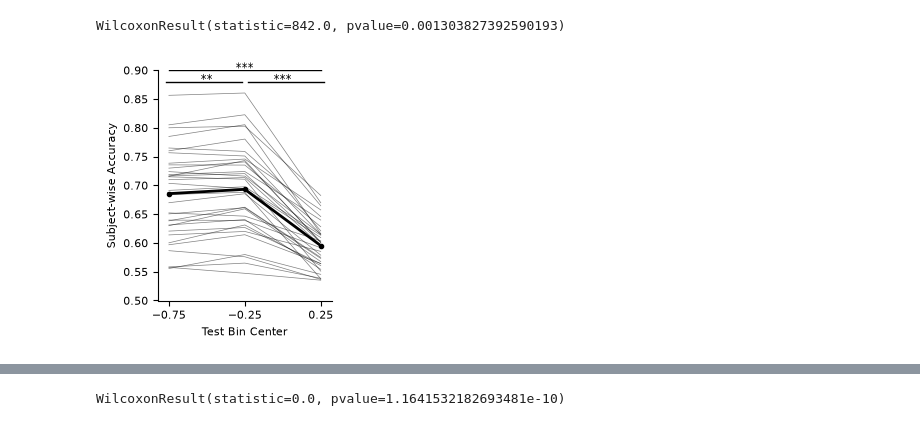
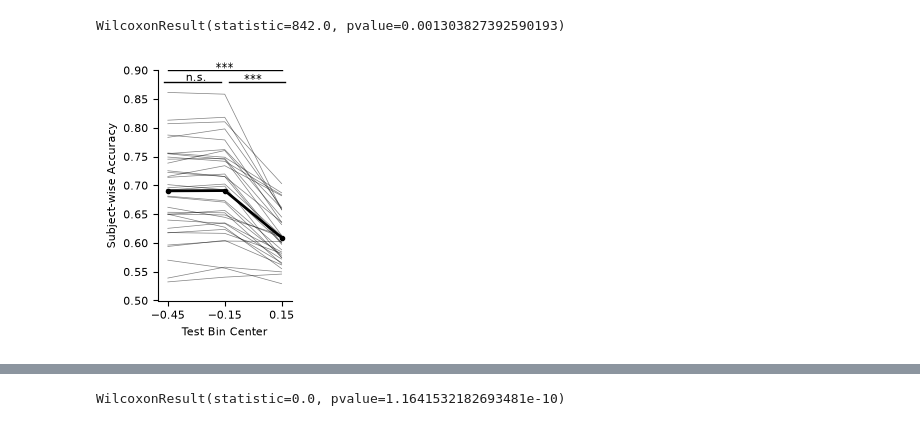
Before and after one commit to AllenInstitute/dynamic_routing_analysis, a Jupyter notebook: notebooks/plot_cross_temporal_decoding.ipynb, the cells around one changed output, grey strips where cells are left out. Drawn from its saved outputs; the diff is of its cells as text; code cells hidden in the pictures.

```diff
--- a/notebooks/plot_cross_temporal_decoding.ipynb
+++ b/notebooks/plot_cross_temporal_decoding.ipynb
@@ -236,8 +236,11 @@ fig,ax = plt.subplots(figsize=(4,3.25))
 im = ax.imshow(mean_cross_temporal_matrix, aspect='equal', origin='lower', cmap='viridis',vmin=0.5,vmax=0.70,
                extent=[plot_timebins.min()-binsize/2, plot_timebins.max()+binsize/2,
                        plot_timebins.min()-binsize/2, plot_timebins.max()+binsize/2])
-fig.colorbar(im, ax=ax, label='Decoding Accuracy')
+cb=fig.colorbar(im, ax=ax, label='Decoding Accuracy', )
+#set colorbar ticks
+# cb.set_ticks([0.5, 0.55, 0.6, 0.65, 0.7])
+cb.set_ticks([0.5, 0.6, 0.7])
 ax.set_xlabel('Test Timebin (s)')
 ax.set_ylabel('Train Timebin (s)')
-ax.set_title(f'Cross-Temporal Decoding: {sel_structure}')
+# ax.set_title(f'Cross-Temporal Decoding: {sel_structure}')
 # %% [output]
@@ -248,3 +254,18 @@ mean_cross_temporal_matrix[20,10] #train, test
 mean_cross_temporal_matrix[10,20] #train, test
 # %% [output]
 0.5687091396602115
+# %%
+#find median time to beginning of next trial's quiescent period
+all_trials=pl.scan_parquet('s3://aind-scratch-data/dynamic-routing/cache/nwb_components/v0.0.289/consolidated/trials.parquet').collect()
+
+all_trials=(
+    all_trials.filter(
+        pl.col('session_id').is_in(dr_session_list)
+    )
+    .with_columns(
+        (pl.col('quiescent_start_time').shift(-1)).alias('next_quiescent_start_time')
+    )
+).to_pandas()
+# %%
+median_next_quiescent=np.nanmedian(all_trials['next_quiescent_start_time']-all_trials['stim_start_time'])
+median_next_quiescent
@@ -416,8 +604,8 @@ WilcoxonResult(statistic=842.0, pvalue=0.001303827392590193)
 # %%
 #subject wise analysis
 
-sel_train_bin_center=-0.25
-sel_test_bin_centers=[-0.75,-0.25,0.25]
+sel_train_bin_center=-0.15
+sel_test_bin_centers=[-0.45,-0.15,0.15]
 sel_structure='context_module'
 
 train_ind = np.where(plot_timebins == sel_train_bin_center)[0][0]
@@ -448,7 +636,7 @@ r01,p01 = stats.wilcoxon(subject_wise_values[:,0], subject_wise_values[:,1])
 r12,p12 = stats.wilcoxon(subject_wise_values[:,1], subject_wise_values[:,2])
 r02,p02 = stats.wilcoxon(subject_wise_values[:,0], subject_wise_values[:,2])
 
-fig,ax=plt.subplots(1,1,figsize=(2.5,3))
+fig,ax=plt.subplots(1,1,figsize=(2.1,3))
 ax.plot(sel_test_bin_centers, subject_wise_values.T, 'k-', linewidth=0.5, alpha=0.5)
 ax.plot(sel_test_bin_centers, np.nanmean(subject_wise_values, axis=0), 'k.-', linewidth=2)
 
@@ -462,35 +650,35 @@ if p01 < 0.001:
 elif p01 < 0.01:
     ax.text((sel_test_bin_centers[0]+sel_test_bin_centers[1])/2, 0.875, '**', ha='center',va='bottom')
 elif p01 < 0.05:
     ax.text((sel_test_bin_centers[0]+sel_test_bin_centers[1])/2, 0.875, '*', ha='center',va='bottom')
 elif p01 > 0.05:
-    ax.text((sel_test_bin_centers[0]+sel_test_bin_centers[1])/2, 0.875, 'n.s.', ha='center',va='bottom')
+    ax.text((sel_test_bin_centers[0]+sel_test_bin_centers[1])/2, 0.877, 'n.s.', ha='center',va='bottom')
 
 if p12 < 0.001:
     ax.text((sel_test_bin_centers[1]+sel_test_bin_centers[2])/2, 0.875, '***', ha='center',va='bottom')
 elif p12 < 0.01:
     ax.text((sel_test_bin_centers[1]+sel_test_bin_centers[2])/2, 0.875, '**', ha='center',va='bottom')
 elif p12 < 0.05:
     ax.text((sel_test_bin_centers[1]+sel_test_bin_centers[2])/2, 0.875, '*', ha='center',va='bottom')
 elif p12 > 0.05:
-    ax.text((sel_test_bin_centers[1]+sel_test_bin_centers[2])/2, 0.875, 'n.s.', ha='center',va='bottom')
+    ax.text((sel_test_bin_centers[1]+sel_test_bin_centers[2])/2, 0.877, 'n.s.', ha='center',va='bottom')
 
 if p02 < 0.001:
     ax.text((sel_test_bin_centers[0]+sel_test_bin_centers[2])/2, 0.895, '***', ha='center',va='bottom')
 elif p02 < 0.01:
     ax.text((sel_test_bin_centers[0]+sel_test_bin_centers[2])/2, 0.895, '**', ha='center',va='bottom')
 elif p02 < 0.05:
     ax.text((sel_test_bin_centers[0]+sel_test_bin_centers[2])/2, 0.895, '*', ha='center',va='bottom')
 elif p02 > 0.05:
-    ax.text((sel_test_bin_centers[0]+sel_test_bin_centers[2])/2, 0.895, 'n.s.', ha='center',va='bottom')
+    ax.text((sel_test_bin_centers[0]+sel_test_bin_centers[2])/2, 0.897, 'n.s.', ha='center',va='bottom')
 
 ax.set_xlabel('Test Bin Center')
 ax.set_ylabel('Subject-wise Accuracy')
 ax.set_xticks(sel_test_bin_centers)
 ax.set_ylim([0.5,0.9])
 ax.spines['top'].set_visible(False)
 ax.spines['right'].set_visible(False)
 fig.tight_layout()
 # %% [output]
-[figure, old version]
+[figure, new version]
 # %%
```
Also changed, not shown: parts of 11 cells of this notebook, 4 other files.
